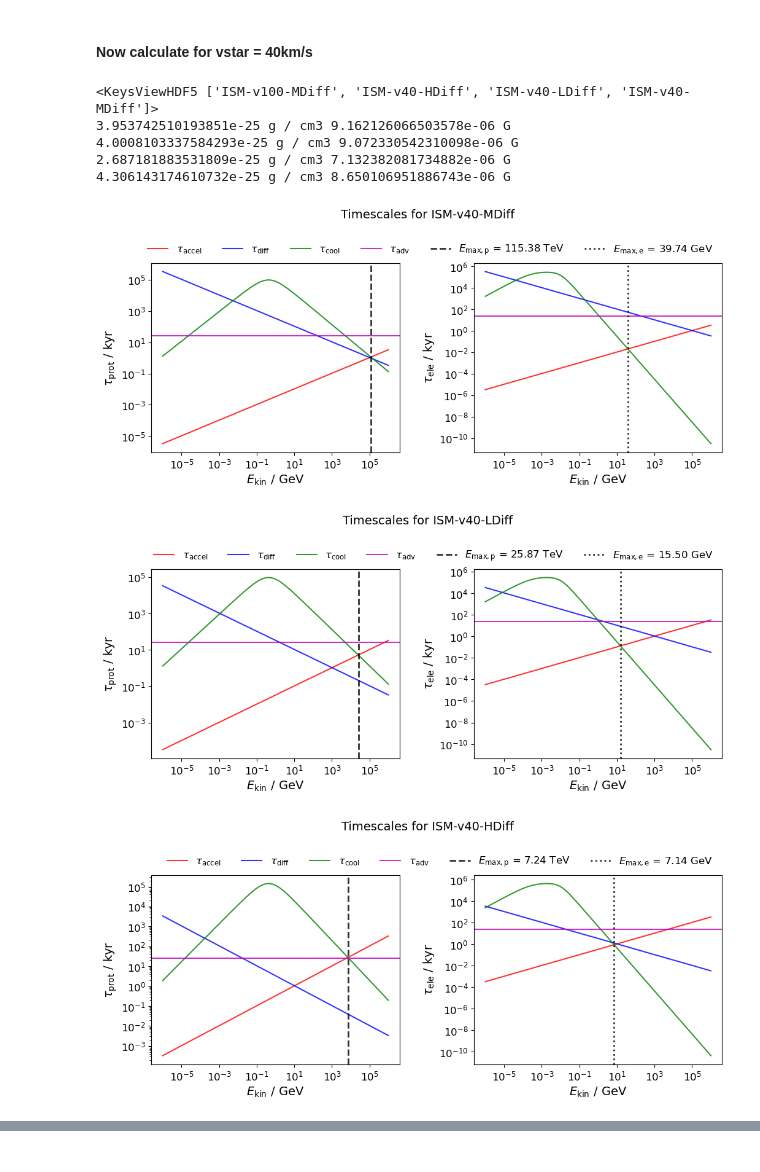
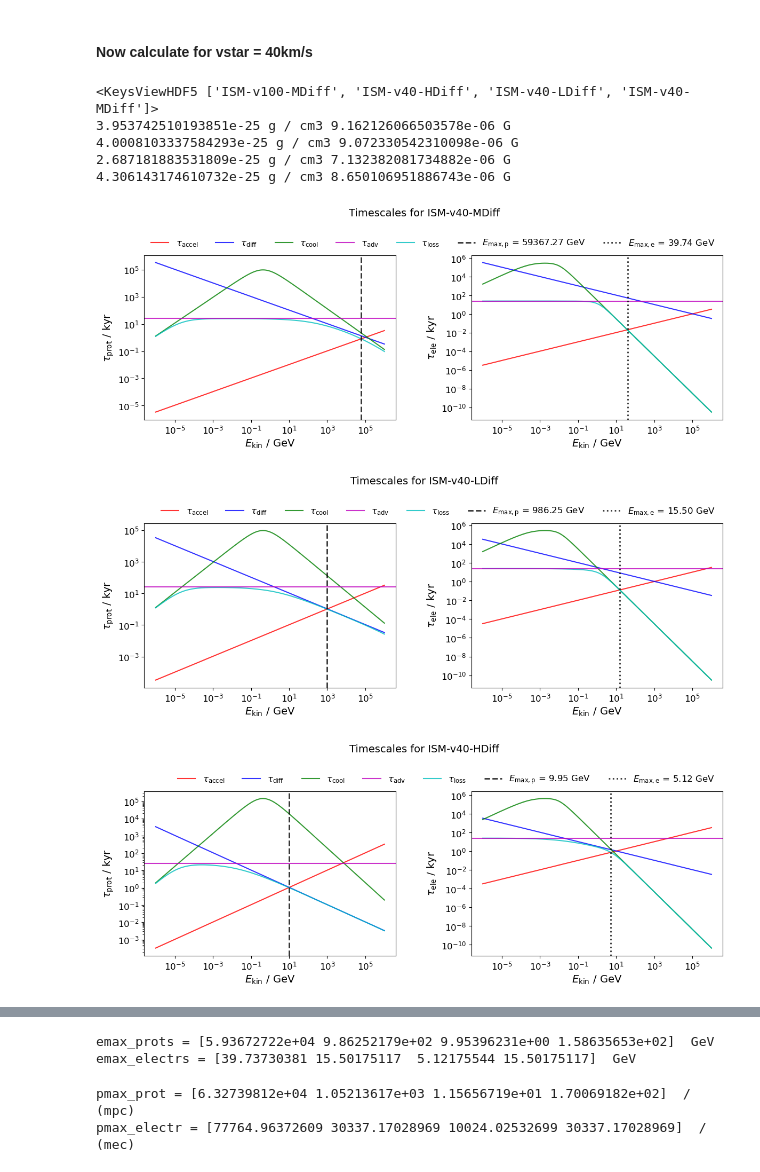
Before and after one commit to kwat0308/crbowshock_analysis_tools, a Jupyter notebook: calculate_CR_properties/calculate_emission/calculate_maximum_energy.ipynb, the cells around one changed output, grey strips where cells are left out. Saved outputs shown, nothing was run; the diff lists cells and outputs as text; code cells hidden in the pictures.

```diff
--- a/calculate_CR_properties/calculate_emission/calculate_maximum_energy.ipynb
+++ b/calculate_CR_properties/calculate_emission/calculate_maximum_energy.ipynb
@@ -144,7 +144,8 @@ bs_names = ["ISM-v40-MDiff", "ISM-v40-LDiff", "ISM-v40-HDiff", "ISM-v100-MDiff"]
 
 fig_dir = "/home/kwatanabe/Projects/cr-bowshocks/figures/revised/crshock"
 # %%
-
+emax_prots = []
+emax_electrs = []
 file_to_read = f"../../data/polar_time_series_outer_revised.h5"
 with h5py.File(file_to_read, "r") as f:
 
@@ -166,64 +167,75 @@ with h5py.File(file_to_read, "r") as f:
         tdiff_prot = t_diff(pp_arr, vstar, kappa_10, mass=mp).to(u.kyr)
         tadv = t_adv(vstar).to(u.kyr)
         tcool_prot = tcool_proton(pp_arr, rho_shock).to(u.kyr)
+        t_loss_prot = (1 / (1 / tcool_prot + 1 / tdiff_prot + 1 / tadv)).to(u.kyr)
 
         taccel_electr = t_accel(pe_arr, kappa_10, mass=me).to(u.kyr)
         tdiff_electr = t_diff(pe_arr, vstar, kappa_10, mass=me).to(u.kyr)
         tcool_electr = tcool_electron(pe_arr, rho_shock, B_shock).to(u.kyr)
+        t_loss_electr = (1 / (1 / tcool_electr + 1 / tdiff_electr + 1 / tadv)).to(u.kyr)
 
-        fig, axs = plt.subplots(1,2,figsize=(12,4), gridspec_kw={'wspace':0.3})
+        fig, axs = plt.subplots(1,2,figsize=(14,4), gridspec_kw={'wspace':0.3})
 
         axs[0].plot(ekin_arr, taccel_prot, label=r'$\tau_\mathrm{accel}$', color='r', alpha=0.8)
         axs[0].plot(ekin_arr, tdiff_prot, label=r'$\tau_\mathrm{diff}$', color='b', alpha=0.8)
         axs[0].plot(ekin_arr, tcool_prot, label=r'$\tau_\mathrm{cool}$', color='g', alpha=0.8)
+        axs[0].plot(ekin_arr, t_loss_prot, label=r'$\tau_\mathrm{loss}$', color='c', alpha=0.8)
         axs[0].axhline(tadv.value, label=r'$\tau_\mathrm{adv}$', color='m', alpha=0.8)
         axs[0].set_ylabel(r"$\tau_\mathrm{prot}$ / kyr", fontsize=14)
 
         axs[1].plot(ekin_arr, taccel_electr, label=r'$\tau_\mathrm{accel}$', color='r', alpha=0.8)
         axs[1].plot(ekin_arr, tdiff_electr, label=r'$\tau_\mathrm{diff}$', color='b', alpha=0.8)
         axs[1].plot(ekin_arr, tcool_electr, label=r'$\tau_\mathrm{cool}$', color='g', alpha=0.8)
+        axs[1].plot(ekin_arr, t_loss_electr, label=r'$\tau_\mathrm{loss}$', color='c', alpha=0.8)
         axs[1].axhline(tadv.value, label=r'$\tau_\mathrm{adv}$', color='m', alpha=0.8)
         axs[1].set_ylabel(r"$\tau_\mathrm{ele}$ / kyr", fontsize=14)
 
         # finally find where taccel == tcool
-        emax_prot = ekin_arr[np.argmin(np.abs(taccel_prot.value - tcool_prot.value))]
-        emax_electr = ekin_arr[np.argmin(np.abs(taccel_electr.value - tcool_electr.value))]
+        emax_prot = ekin_arr[np.argmin(np.abs(taccel_prot.value - t_loss_prot.value))]
+        emax_electr = ekin_arr[np.argmin(np.abs(taccel_electr.value - t_loss_electr.value))]
 
-        axs[0].axvline(emax_prot.value, label=rf'$E_\mathrm{{max}}$ = {emax_prot.to(u.TeV):.2f}', color='k', alpha=0.8, ls="--", lw=2.0)
+        axs[0].axvline(emax_prot.value, label=rf'$E_\mathrm{{max}}$ = {emax_prot.to(u.GeV):.2f}', color='k', alpha=0.8, ls="--", lw=2.0)
         axs[1].axvline(emax_electr.value, label=rf'$E_\mathrm{{max}}$ = {emax_electr:.2f}', color='k', alpha=0.8, ls=":", lw=2.0)
 
         for ax in axs:
             ax.set_xlabel(r'$E_\mathrm{kin}$ / GeV', fontsize=14)
             ax.tick_params(axis='both', labelsize=12)
             ax.set_yscale('log')
             ax.set_xscale('log')
 
 
         fig.legend(
             handles=[
                 mlines.Line2D([], [], label=r'$\tau_\mathrm{accel}$', color='r', alpha=0.8),
                 mlines.Line2D([], [], label=r'$\tau_\mathrm{diff}$', color='b', alpha=0.8),
                 mlines.Line2D([], [], label=r'$\tau_\mathrm{cool}$', color='g', alpha=0.8),
                 mlines.Line2D([], [], label=r'$\tau_\mathrm{adv}$', color='m', alpha=0.8),
-                mlines.Line2D([], [], label=rf'$E_\mathrm{{max, p}}$ = {emax_prot.to(u.TeV):.2f}', color='k', alpha=0.8, ls="--", lw=2.0),
+                mlines.Line2D([], [], label=r'$\tau_\mathrm{loss}$', color='c', alpha=0.8),
+                mlines.Line2D([], [], label=rf'$E_\mathrm{{max, p}}$ = {emax_prot.to(u.GeV):.2f}', color='k', alpha=0.8, ls="--", lw=2.0),
                 mlines.Line2D([], [], label=rf'$E_\mathrm{{max, e}}$ = {emax_electr:.2f}', color='k', alpha=0.8, ls=":", lw=2.0),
             ],
             fontsize=12,
-            ncols=6,
+            ncols=7,
             frameon=False,
             bbox_to_anchor=[0.9, 1.0]
         )
 
         fig.suptitle(f"Timescales for {bs_name}", fontsize=14, y=1.1)
 
         # emax_prot = ekin_arr[np.argwhere(np.isclose(taccel_prot.value, tcool_prot.value))]
         # print(emax_prot)
+
+        emax_prots.append(emax_prot.to_value(u.GeV))
+        emax_electrs.append(emax_electr.to_value(u.GeV))
+
+emax_electrs = np.array(emax_electrs)
+emax_prots = np.array(emax_prots)
 # %% [output]
 <KeysViewHDF5 ['ISM-v100-MDiff', 'ISM-v40-HDiff', 'ISM-v40-LDiff', 'ISM-v40-MDiff']>
 3.953742510193851e-25 g / cm3 9.162126066503578e-06 G
 4.0008103337584293e-25 g / cm3 9.072330542310098e-06 G
 2.687181883531809e-25 g / cm3 7.132382081734882e-06 G
 4.306143174610732e-25 g / cm3 8.650106951886743e-06 G
-[figure, old version]
+[figure, new version]
-[figure, old version]
+[figure, new version]
-[figure, old version]
+[figure, new version]
@@ -230,0 +243,15 @@ with h5py.File(file_to_read, "r") as f:
+# %%
+print("emax_prots =", emax_prots, " GeV")
+print("emax_electrs =", emax_electrs, " GeV")
+# %% [output]
+emax_prots = [5.93672722e+04 9.86252179e+02 9.95396231e+00 1.58635653e+02]  GeV
+emax_electrs = [39.73730381 15.50175117  5.12175544 15.50175117]  GeV
+# %%
+pmax_prot = mom(emax_prots / (mp * c**2).to_value(u.GeV))
+pmax_electr = mom(emax_electrs / (me * c**2).to_value(u.GeV))
+
+print("pmax_prot =", pmax_prot, " / (mpc)")
+print("pmax_electr =", pmax_electr, " / (mec)")
+# %% [output]
+pmax_prot = [6.32739812e+04 1.05213617e+03 1.15656719e+01 1.70069182e+02]  / (mpc)
+pmax_electr = [77764.96372609 30337.17028969 10024.02532699 30337.17028969]  / (mec)
```
Also changed, not shown: parts of 1 cell of this notebook, 6 other files.
